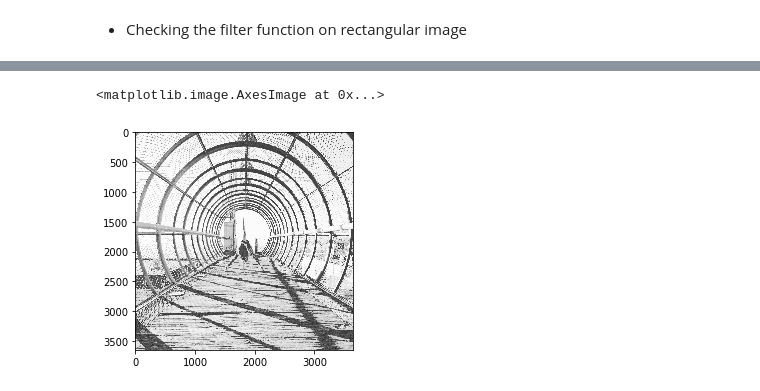
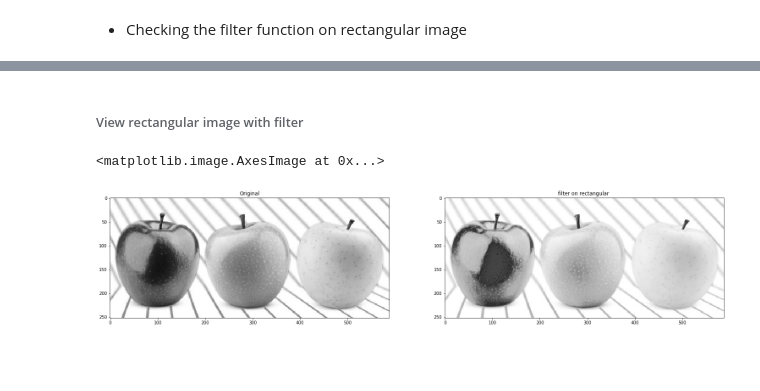
Before and after one commit to Aviv-H/Image-Processing-part-1, a Jupyter notebook: Image Processing - part 1.ipynb, the cells around one changed output, grey strips where cells are left out. Cells and saved outputs as stored; diff of their text form; code cells hidden in the pictures; blank space fills up the shorter version.

```diff
--- a/Image Processing - part 1.ipynb
+++ b/Image Processing - part 1.ipynb
@@ -288,5 +262,16 @@ new.shape
-# %%
-plt.imshow(y,cmap="gray")
-# %% [output]
-<matplotlib.image.AxesImage at 0x...>
-[figure, removed]
+# %%
+new_img_filter = filter(image2,laplacian)
+# %% [markdown]
+###### View rectangular image with filter
+# %%
+plt.figure(figsize=(26,26))
+plt.subplot(121)
+plt.title('Original')
+plt.imshow(image2,cmap="gray")
+
+plt.subplot(122)
+plt.title('filter on rectangular ')
+plt.imshow(new_img_filter,cmap="gray")
+# %% [output]
+<matplotlib.image.AxesImage at 0x...>
+[figure, added]
```
Also changed, not shown: parts of 43 cells of this notebook.
